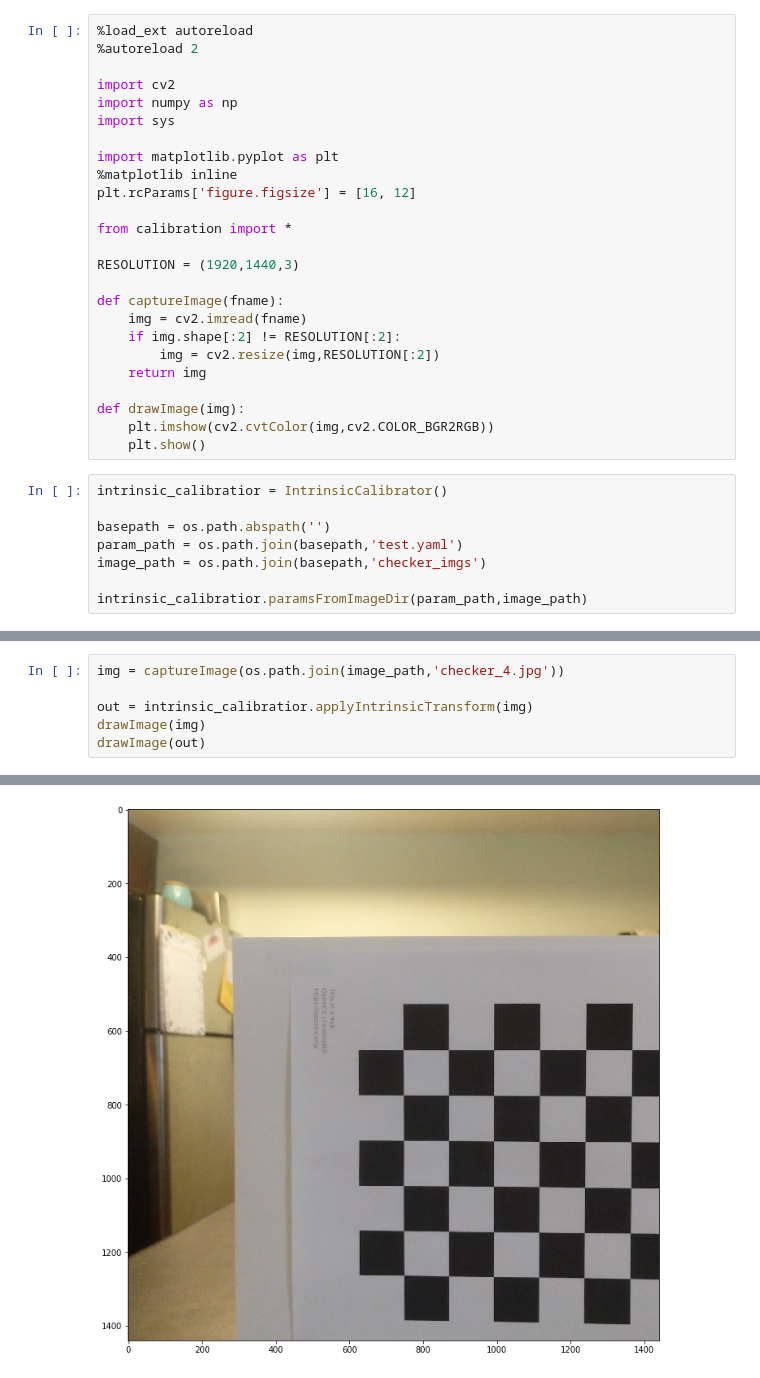
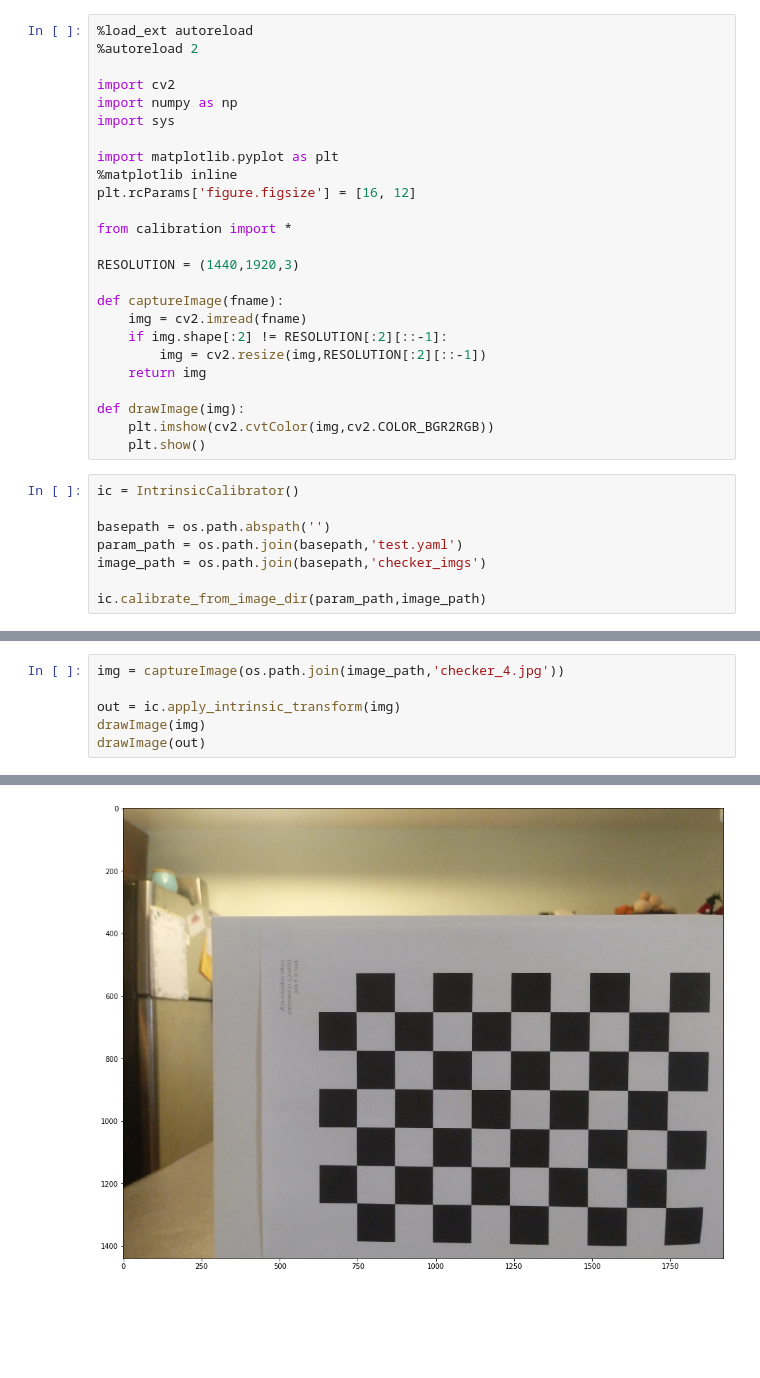
Before and after one commit to Meskupie/reify_research, a Jupyter notebook: camera_calibration/Code/calibration_testing.ipynb, the cells around one changed output, grey strips where cells are left out. Drawn from its saved outputs; the diff is of its cells as text; blank space fills up the shorter version.

```diff
--- a/camera_calibration/Code/calibration_testing.ipynb
+++ b/camera_calibration/Code/calibration_testing.ipynb
@@ -12,23 +12,23 @@ plt.rcParams['figure.figsize'] = [16, 12]
 
 from calibration import *
 
-RESOLUTION = (1920,1440,3)
+RESOLUTION = (1440,1920,3)
 
 def captureImage(fname):
     img = cv2.imread(fname)
-    if img.shape[:2] != RESOLUTION[:2]:
-        img = cv2.resize(img,RESOLUTION[:2])
+    if img.shape[:2] != RESOLUTION[:2][::-1]:
+        img = cv2.resize(img,RESOLUTION[:2][::-1])
     return img
 
 def drawImage(img):
     plt.imshow(cv2.cvtColor(img,cv2.COLOR_BGR2RGB))
     plt.show()
 # %%
-intrinsic_calibratior = IntrinsicCalibrator()
+ic = IntrinsicCalibrator()
 
 basepath = os.path.abspath('')
 param_path = os.path.join(basepath,'test.yaml')
 image_path = os.path.join(basepath,'checker_imgs')
 
-intrinsic_calibratior.paramsFromImageDir(param_path,image_path)
+ic.calibrate_from_image_dir(param_path,image_path)
 # %% [output]
@@ -36,7 +36,7 @@ intrinsic_calibratior.paramsFromImageDir(param_path,image_path)
 # %%
 img = captureImage(os.path.join(image_path,'checker_4.jpg'))
 
-out = intrinsic_calibratior.applyIntrinsicTransform(img)
+out = ic.apply_intrinsic_transform(img)
 drawImage(img)
 drawImage(out)
 # %% [output]
@@ -46,2 +46,2 @@ drawImage(out)
 [figure]
-[figure, old version]
+[figure, new version]
```
Also changed, not shown: parts of 5 cells of this notebook.
